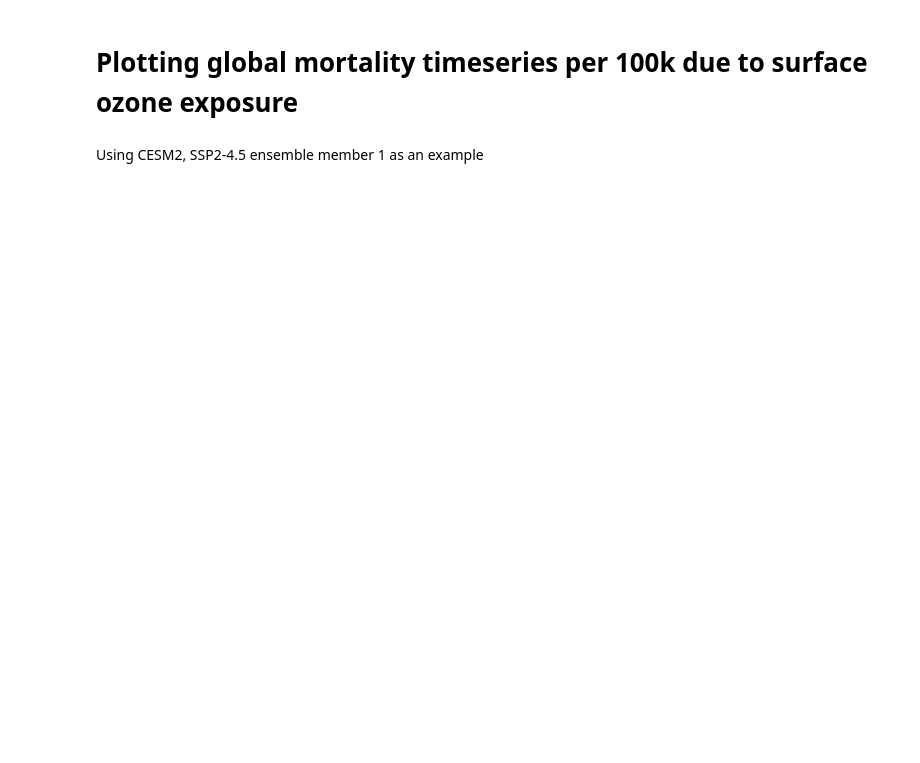
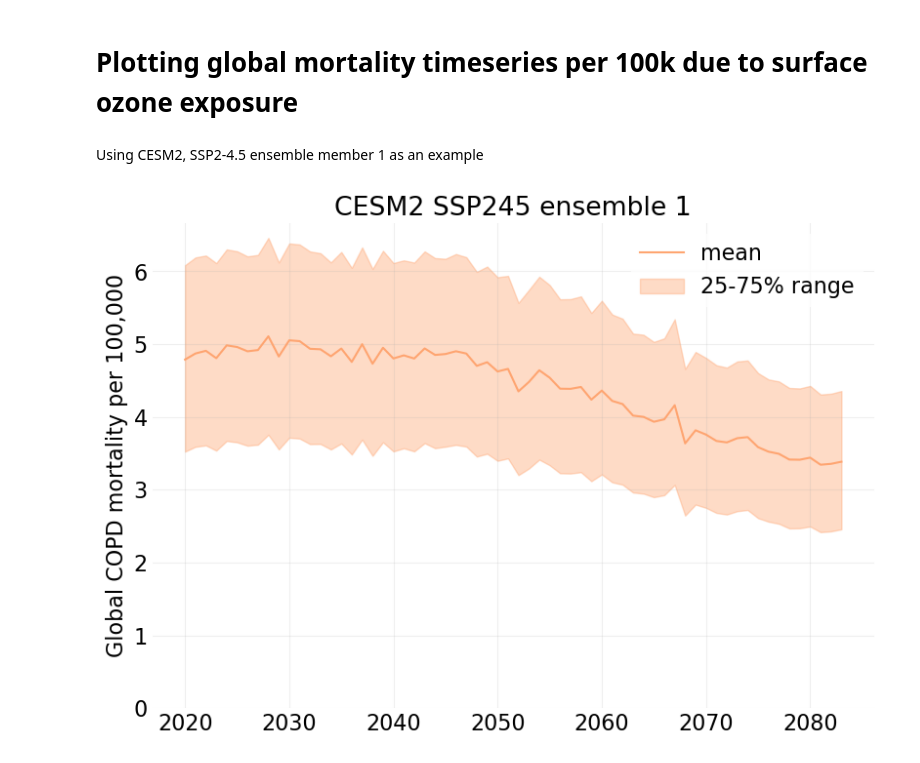
Before and after one commit to awells96/AQ_mortality_workflow, a Jupyter notebook: plotting/mortality/ozone/Ozone_Global_timeseries_per100k.ipynb, the cells around one changed output. Cells and saved outputs as stored; diff of their text form; code cells hidden in the pictures; blank space fills up the shorter version.

```diff
--- a/plotting/mortality/ozone/Ozone_Global_timeseries_per100k.ipynb
+++ b/plotting/mortality/ozone/Ozone_Global_timeseries_per100k.ipynb
@@ -11,12 +11,12 @@ import config
 from utils.utils import require_dir
 import pathlib
 # %%
-def process_mortality_per_100k(model, scenario, years, ens_num, n_samples):
+def process_mortality_per_100k(model, scenario, GBD_version, years, ens_num, n_samples):
     dates = f"{years.start}-{years.stop - 1}"
 
     # === Load data ===
     DIR = require_dir(pathlib.Path(config.WORK_ROOT) / model / "mortality" / "ozone")
-    file = f"Global_mortality_{n_samples}samples_{model}_{scenario}_{ens_num:02d}_{dates}.nc"
+    file = f"Global_mortality_{GBD_version}_{n_samples}samples_{model}_{scenario}_{ens_num:02d}_{dates}.nc"
     path = os.path.join(DIR, file)
     da = xr.open_dataarray(path)
 
@@ -38,7 +38,7 @@ def plotting_data(da, q1, q2):
     p2 = da.quantile(q2, "samples")
     return mean, p1, p2
 # %%
-def plot_global_mortality(da, years, model, scenario, ens_num, q1, q2, label):
+def plot_global_mortality(da, years, model, scenario, GBD_version, ens_num, q1, q2, label):
     dates = f"{years.start}-{years.stop - 1}"
 
     da_mean, da_p1, da_p2 = plotting_data(da, q1, q2)
@@ -63,7 +63,7 @@ def plot_global_mortality(da, years, model, scenario, ens_num, q1, q2, label):
 
     plt.title(f"{model} {scenario} ensemble {ens_num}")
 
-    out_file = f"Global_ozone_mortality_per100k_{model}_{scenario}_{dates}.png"
+    out_file = f"Global_ozone_mortality_per100k_{GBD_version}_{model}_{scenario}_{dates}.png"
     out_path = os.path.join(SAVE_DIR, out_file)
 
     ax = plt.gca()
@@ -79,23 +79,26 @@ def plot_global_mortality(da, years, model, scenario, ens_num, q1, q2, label):
 # %%
 # === Path Config ===
 # Set to whatever scenario and model you want
 # Function returns error if not recognised
 SAVE_DIR = require_dir(pathlib.Path(config.PLOTTING_ROOT) / "example_workflow")
 
 model = "CESM2"
 scenario = "SSP245"
+GBD_version = "GBD23"
 ensemble_number = 1
 
 configs = get_scenario_config(model, scenario)
 years = configs["years"]
 
 n_samples = 300
 
-da_100k = process_mortality_per_100k(model, scenario, years, ensemble_number, n_samples)
+da_100k = process_mortality_per_100k(model, scenario, GBD_version, years, ensemble_number, n_samples)
 
 # Quantiles for plotting uncertainty
 q1 = 0.25
 q2 = 0.75
 label = "25-75% range"
 
-plot_global_mortality(da_100k, years, model, scenario, ensemble_number, q1, q2, label)
+plot_global_mortality(da_100k, years, model, scenario, GBD_version, ensemble_number, q1, q2, label)
+# %% [output]
+[figure, added]
```
